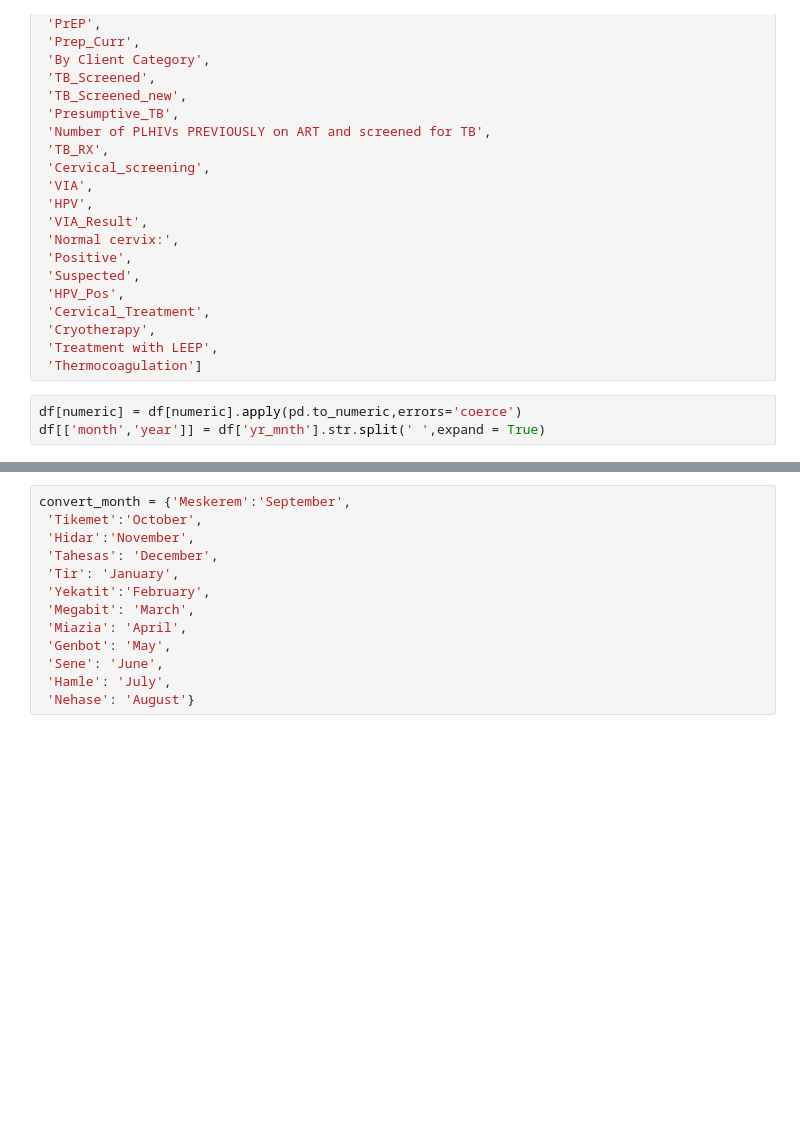
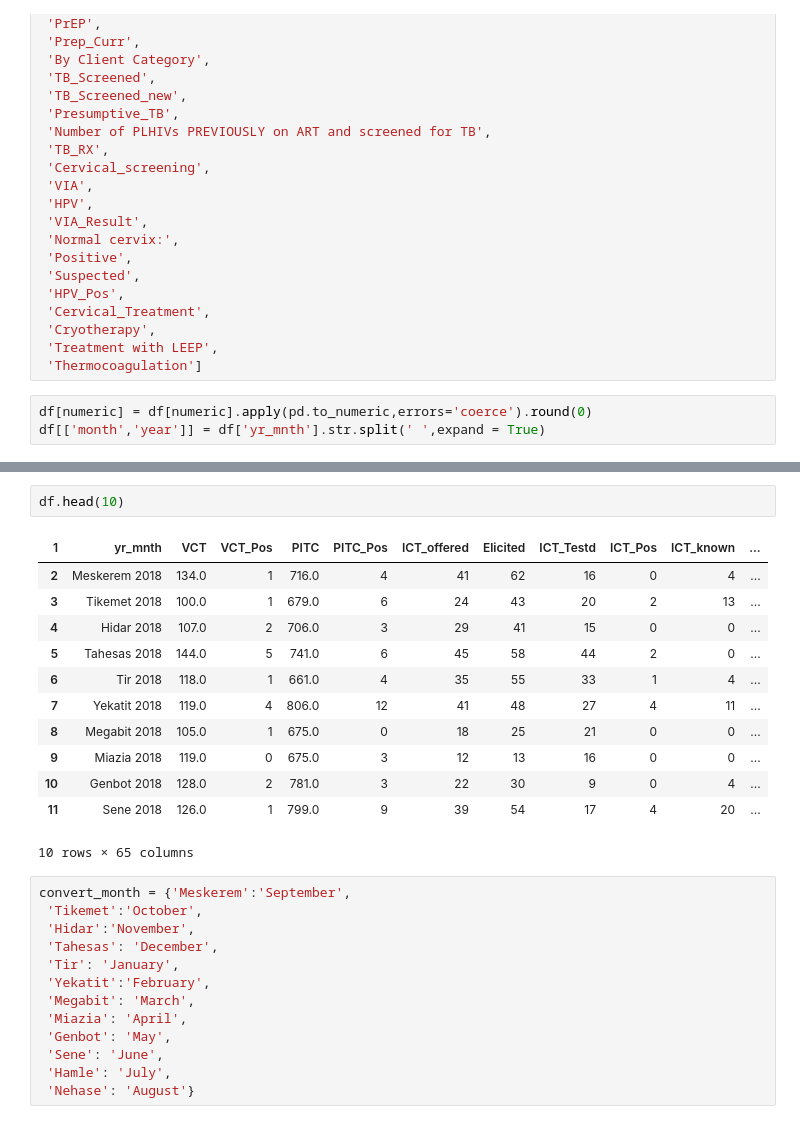
Before and after one commit to solomon7-data/Athlete, a Jupyter notebook: Practice.ipynb, the cells around one changed output, grey strips where cells are left out. Drawn from its saved outputs; the diff is of its cells as text; blank space fills up the shorter version.

```diff
--- a/Practice.ipynb
+++ b/Practice.ipynb
@@ -276,5 +276,5 @@ numeric = [
  'Treatment with LEEP',
  'Thermocoagulation']
 # %%
-df[numeric] = df[numeric].apply(pd.to_numeric,errors='coerce')
+df[numeric] = df[numeric].apply(pd.to_numeric,errors='coerce').round(0)
 df[['month','year']] = df['yr_mnth'].str.split(' ',expand = True)
@@ -301,3 +304,18 @@ memory usage: 6.5+ KB
+# %%
+df.head(10)
+# %% [output]
+| 1 | yr_mnth | VCT | VCT_Pos | PITC | PITC_Pos | ICT_offered | Elicited | ICT_Testd | ICT_Pos | ICT_known | ... |
+| 2 | Meskerem 2018 | 134.0 | 1 | 716.0 | 4 | 41 | 62 | 16 | 0 | 4 | ... |
+| 3 | Tikemet 2018 | 100.0 | 1 | 679.0 | 6 | 24 | 43 | 20 | 2 | 13 | ... |
+| 4 | Hidar 2018 | 107.0 | 2 | 706.0 | 3 | 29 | 41 | 15 | 0 | 0 | ... |
+| 5 | Tahesas 2018 | 144.0 | 5 | 741.0 | 6 | 45 | 58 | 44 | 2 | 0 | ... |
+| 6 | Tir 2018 | 118.0 | 1 | 661.0 | 4 | 35 | 55 | 33 | 1 | 4 | ... |
+| 7 | Yekatit 2018 | 119.0 | 4 | 806.0 | 12 | 41 | 48 | 27 | 4 | 11 | ... |
+| 8 | Megabit 2018 | 105.0 | 1 | 675.0 | 0 | 18 | 25 | 21 | 0 | 0 | ... |
+| 9 | Miazia 2018 | 119.0 | 0 | 675.0 | 3 | 12 | 13 | 16 | 0 | 0 | ... |
+| 10 | Genbot 2018 | 128.0 | 2 | 781.0 | 3 | 22 | 30 | 9 | 0 | 4 | ... |
+| 11 | Sene 2018 | 126.0 | 1 | 799.0 | 9 | 39 | 54 | 17 | 4 | 20 | ... |
+10 rows × 65 columns
 # %%
 convert_month = {'Meskerem':'September',
  'Tikemet':'October',
```
Also changed, not shown: parts of 6 cells of this notebook.
